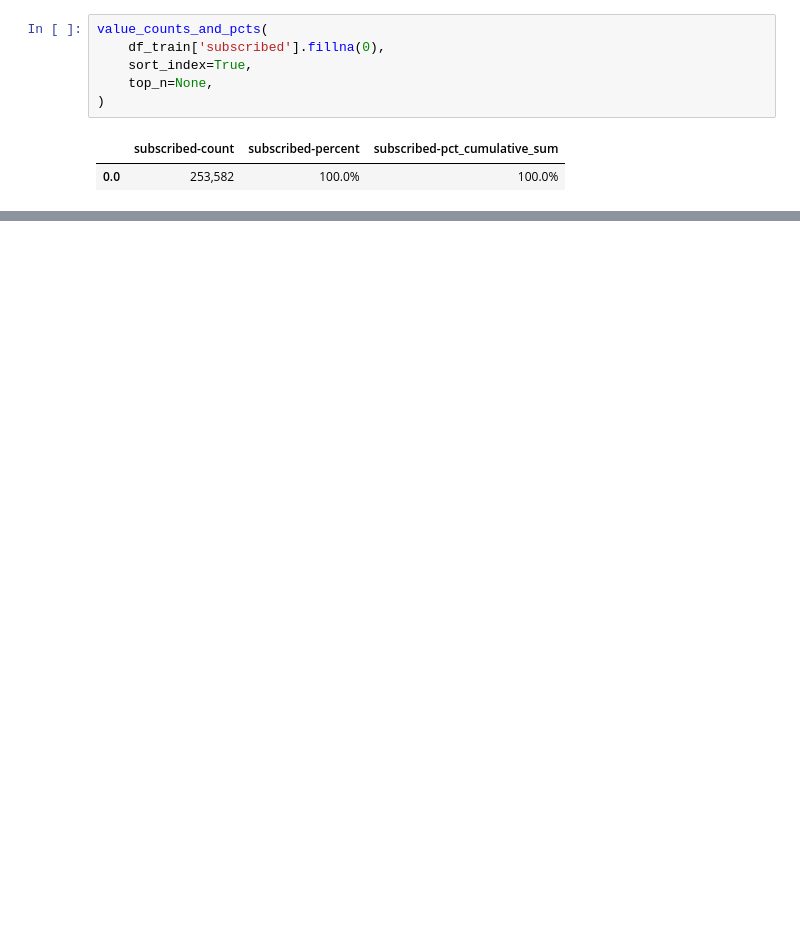
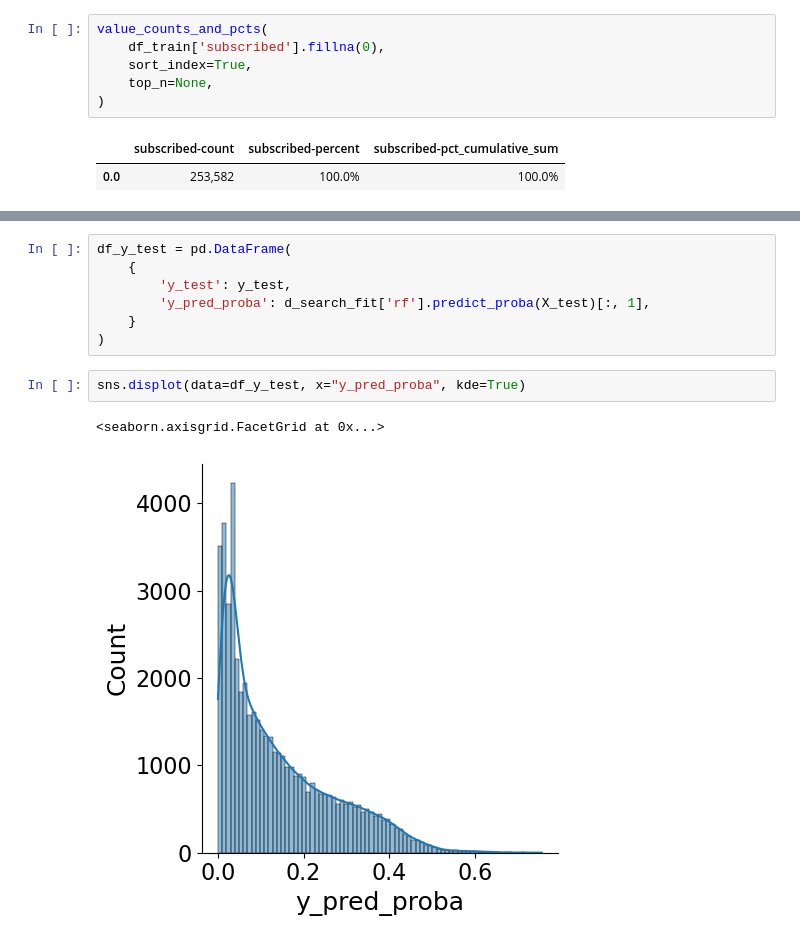
Before and after one commit to nazanin-zinouri/subclu, a Jupyter notebook: notebooks/pn_modeling/djb_03.00-2023-04-17-get_training_data_and_run_baseline_models.ipynb, the cells around one changed output, grey strips where cells are left out. Drawn from its saved outputs; the diff is of its cells as text; blank space fills up the shorter version.

```diff
--- a/notebooks/pn_modeling/djb_03.00-2023-04-17-get_training_data_and_run_baseline_models.ipynb
+++ b/notebooks/pn_modeling/djb_03.00-2023-04-17-get_training_data_and_run_baseline_models.ipynb
@@ -1450,0 +1123,12 @@ New info:
+# %%
+df_y_test = pd.DataFrame(
+    {
+        'y_test': y_test,
+        'y_pred_proba': d_search_fit['rf'].predict_proba(X_test)[:, 1],
+    }
+)
+# %%
+sns.displot(data=df_y_test, x="y_pred_proba", kde=True)
+# %% [output]
+<seaborn.axisgrid.FacetGrid at 0x...>
+[figure, added]
```
Also changed, not shown: parts of 114 cells of this notebook.
